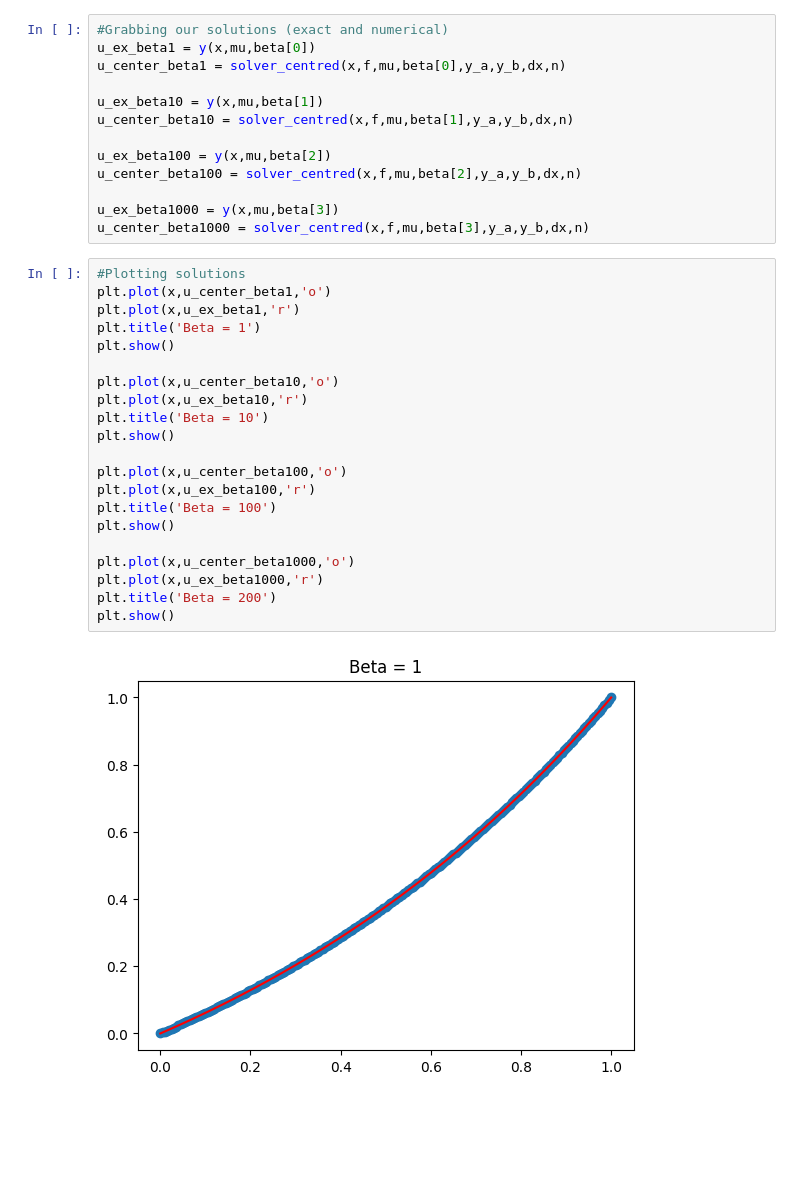
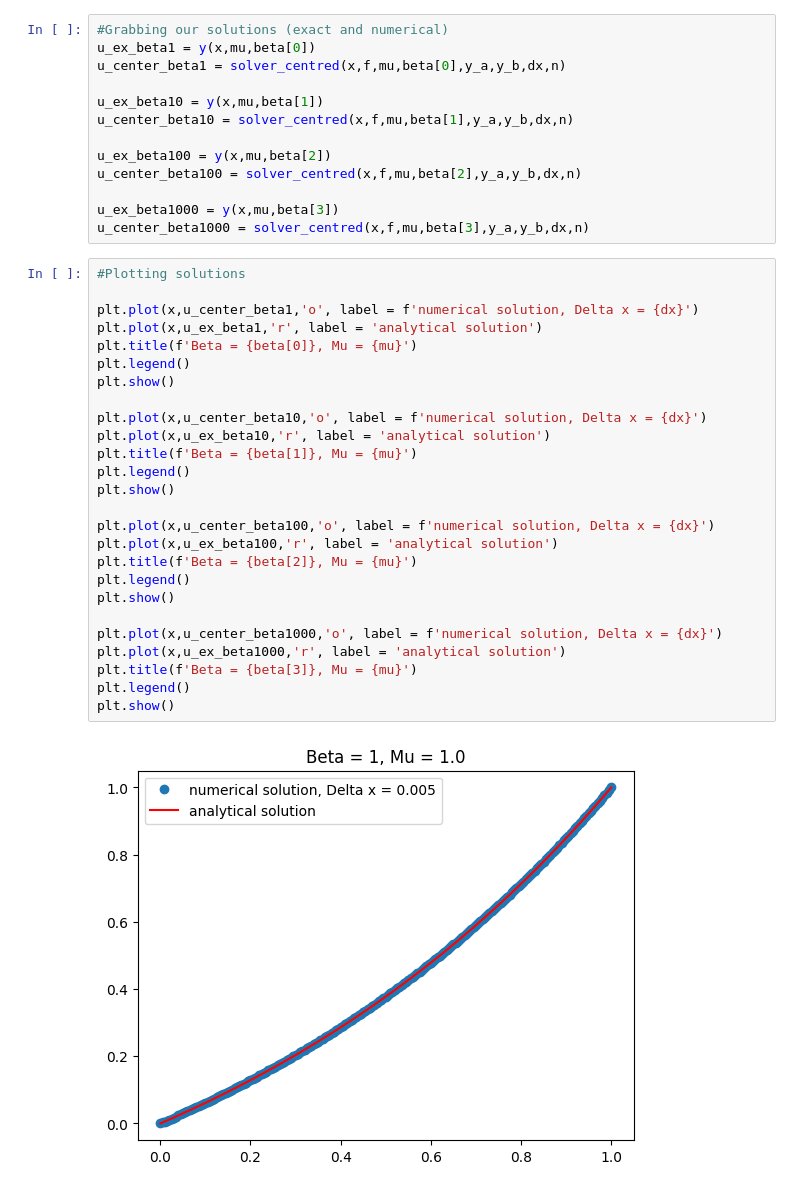
Before and after one commit to rrizkylubis/FD-1D-SS-Transport, a Jupyter notebook: Convection_Diffusion_Solver.ipynb, the cells around one changed output. Saved outputs shown, nothing was run; the diff lists cells and outputs as text; blank space fills up the shorter version.

```diff
--- a/Convection_Diffusion_Solver.ipynb
+++ b/Convection_Diffusion_Solver.ipynb
@@ -64,24 +64,29 @@ u_ex_beta1000 = y(x,mu,beta[3])
 u_center_beta1000 = solver_centred(x,f,mu,beta[3],y_a,y_b,dx,n)
 # %%
 #Plotting solutions
-plt.plot(x,u_center_beta1,'o')
-plt.plot(x,u_ex_beta1,'r')
-plt.title('Beta = 1')
+
+plt.plot(x,u_center_beta1,'o', label = f'numerical solution, Delta x = {dx}')
+plt.plot(x,u_ex_beta1,'r', label = 'analytical solution')
+plt.title(f'Beta = {beta[0]}, Mu = {mu}')
+plt.legend()
 plt.show()
 
-plt.plot(x,u_center_beta10,'o')
-plt.plot(x,u_ex_beta10,'r')
-plt.title('Beta = 10')
+plt.plot(x,u_center_beta10,'o', label = f'numerical solution, Delta x = {dx}')
+plt.plot(x,u_ex_beta10,'r', label = 'analytical solution')
+plt.title(f'Beta = {beta[1]}, Mu = {mu}')
+plt.legend()
 plt.show()
 
-plt.plot(x,u_center_beta100,'o')
-plt.plot(x,u_ex_beta100,'r')
-plt.title('Beta = 100')
+plt.plot(x,u_center_beta100,'o', label = f'numerical solution, Delta x = {dx}')
+plt.plot(x,u_ex_beta100,'r', label = 'analytical solution')
+plt.title(f'Beta = {beta[2]}, Mu = {mu}')
+plt.legend()
 plt.show()
 
-plt.plot(x,u_center_beta1000,'o')
-plt.plot(x,u_ex_beta1000,'r')
-plt.title('Beta = 200')
+plt.plot(x,u_center_beta1000,'o', label = f'numerical solution, Delta x = {dx}')
+plt.plot(x,u_ex_beta1000,'r', label = 'analytical solution')
+plt.title(f'Beta = {beta[3]}, Mu = {mu}')
+plt.legend()
 plt.show()
 # %% [output]
-[figure, old version]
+[figure, new version]
```
Also changed, not shown: parts of 1 cell of this notebook.
